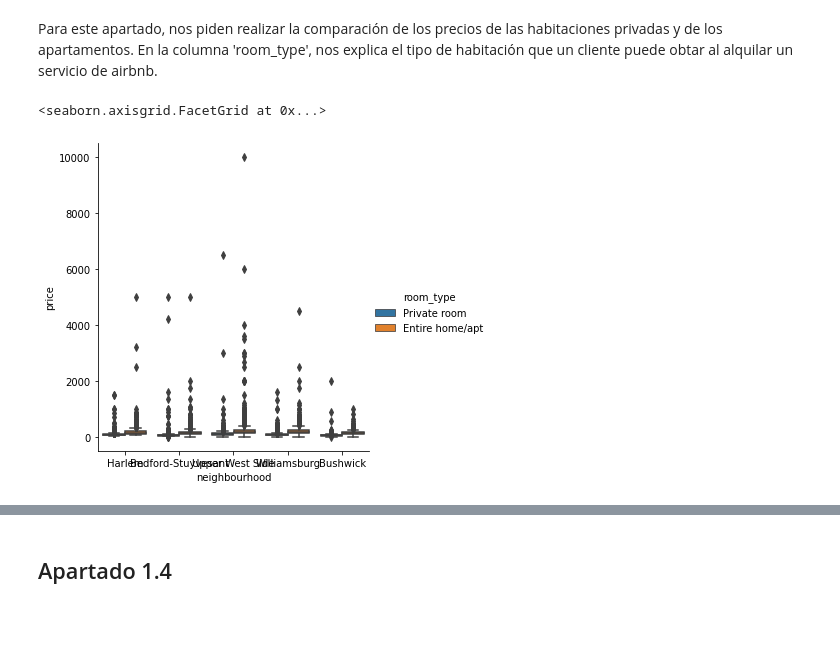
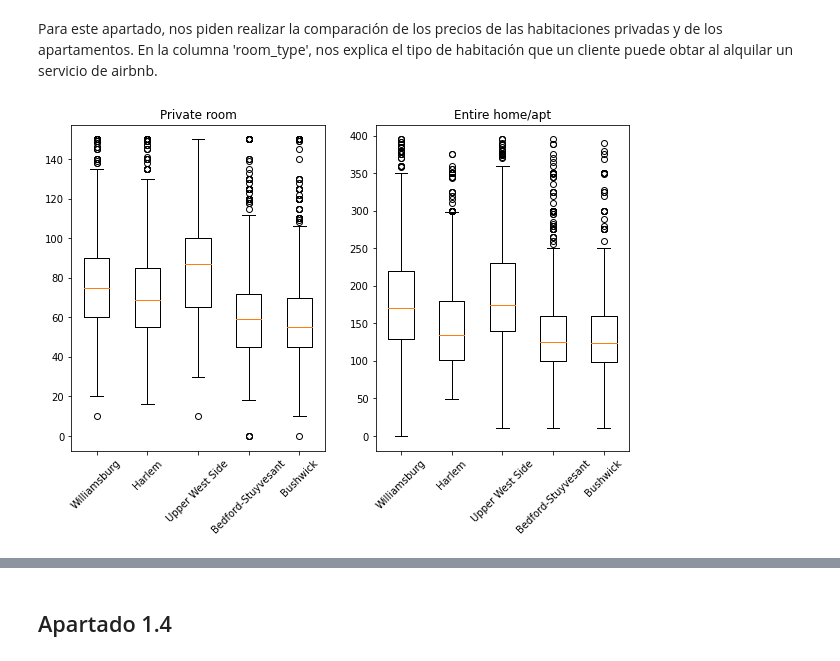
Before and after one commit to MartaAmoresCastillejo/LAB1, a Jupyter notebook: Lab1.ipynb, the cells around one changed output, grey strips where cells are left out. Saved outputs shown, nothing was run; the diff lists cells and outputs as text; code cells hidden in the pictures; blank space fills up the shorter version.

```diff
--- a/Lab1.ipynb
+++ b/Lab1.ipynb
@@ -712,9 +777,20 @@ data.boxplot(by ='room_type', column =['price'], grid = False)
 # %% [markdown]
 Para este apartado, nos piden realizar la comparación de los precios de las habitaciones privadas y de los apartamentos. En la columna 'room_type', nos explica el tipo de habitación que un cliente puede obtar al alquilar un servicio de airbnb.
-# %%
-import seaborn as sns
-
-sns.catplot(x="neighbourhood", y="price", hue="room_type", kind="box", data=data)
-# %% [output]
-<seaborn.axisgrid.FacetGrid at 0x...>
-[figure, removed]
+# %%
+fig, axs = plt.subplots(nrows=1, ncols=2, figsize=(10, 6))
+
+for i, habitacion in enumerate(['Private room', 'Entire home/apt']):
+    tipo = data[data['room_type'] == habitacion]
+    max = tipo['price'].quantile(0.95)
+    data_filtrado = tipo[(tipo['price'] >= 0) & (tipo['price'] <= max)]
+    axs[i].boxplot([data_filtrado[data_filtrado['neighbourhood'] == 'Williamsburg']['price'],
+                    data_filtrado[data_filtrado['neighbourhood'] == 'Harlem']['price'],
+                    data_filtrado[data_filtrado['neighbourhood'] == 'Upper West Side']['price'],
+                    data_filtrado[data_filtrado['neighbourhood'] == 'Bedford-Stuyvesant']['price'],
+                    data_filtrado[data_filtrado['neighbourhood'] == 'Bushwick']['price']])
+    axs[i].set_xticklabels(['Williamsburg', 'Harlem', 'Upper West Side', 'Bedford-Stuyvesant', 'Bushwick'], rotation=45)
+    axs[i].set_title(habitacion)
+
+plt.show()
+# %% [output]
+[figure, added]
```
Also changed, not shown: parts of 21 cells of this notebook.
